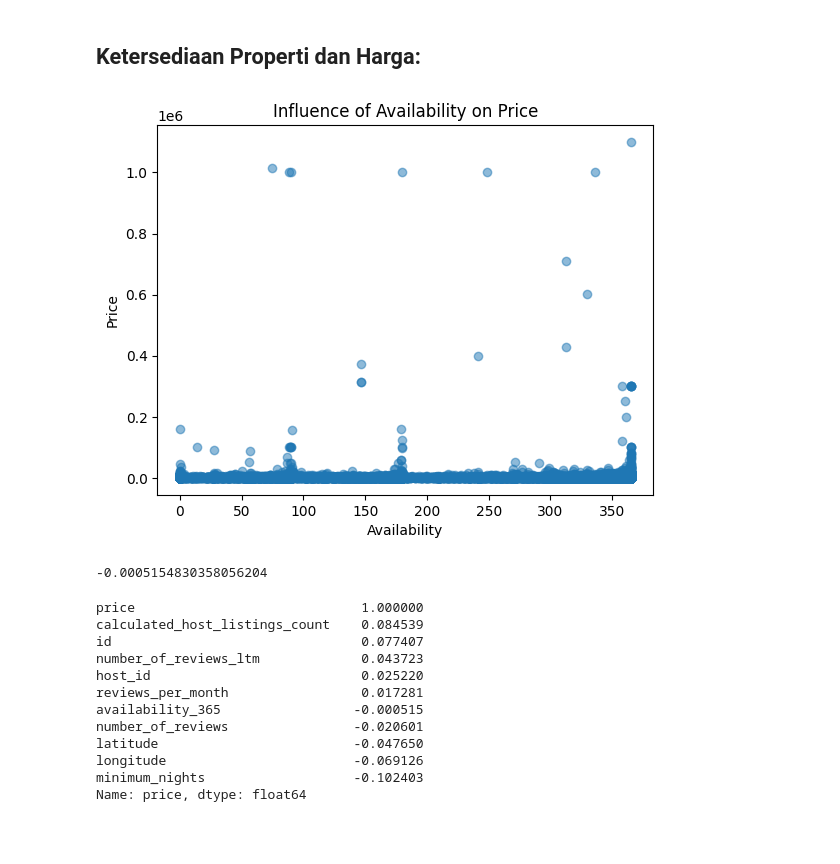
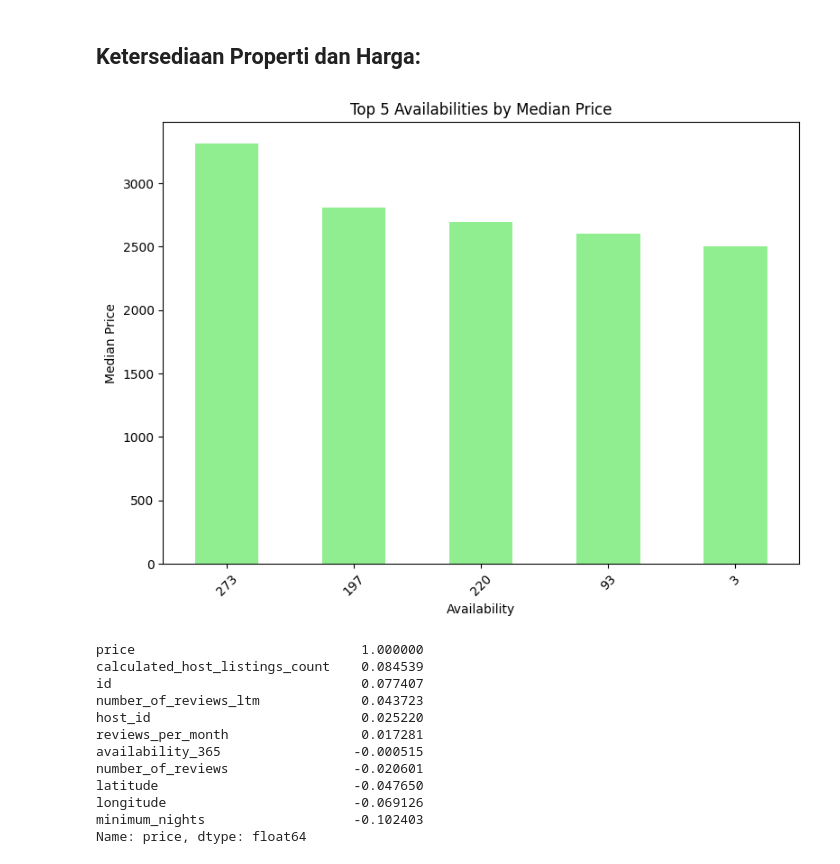
Before and after one commit to fadhelmurphy/airbnb-analysis, a Jupyter notebook: notebook.ipynb, the cells around one changed output. Cells and saved outputs as stored; diff of their text form; code cells hidden in the pictures; blank space fills up the shorter version.

```diff
--- a/notebook.ipynb
+++ b/notebook.ipynb
@@ -564,18 +478,21 @@ df['number_of_reviews'].corr(df['price'],method='spearman') # korelasi lemah
 # %% [markdown]
 ## Ketersediaan Properti dan Harga:
-# %%
-# Visualisasi: Scatter Plot Hubungan Ketersediaan Properti dan Harga Properti
-plt.scatter(df['availability_365'], df['price'], alpha=0.5)
-plt.xlabel('Availability')
-plt.ylabel('Price')
-plt.title('Influence of Availability on Price')
-plt.show()
-# %% [output]
-[figure, removed]
-# %%
-df['availability_365'].corr(df['price'],method='spearman') # korelasi lemah
-# %% [output]
--0.0005154830358056204
+# %%
+# Analisis Ketersediaan Properti dan Harga
+availability_price = df.groupby('availability_365')['price'].median().sort_values(ascending=False)
+top_5_availabilities = availability_price.head(5)
+
+# Visualisasi 5 Availability teratas berdasarkan Median Price
+plt.figure(figsize=(8, 6))
+top_5_availabilities.plot(kind='bar', color='lightgreen')
+plt.title('Top 5 Availabilities by Median Price')
+plt.xlabel('Availability')
+plt.ylabel('Median Price')
+plt.xticks(rotation=45)
+plt.tight_layout()
+plt.show()
+# %% [output]
+[figure, added]
 # %%
 # Menghitung korelasi menggunakan metode Pearson
 correlation = df.corr(method='spearman', numeric_only = True)['price'].sort_values(ascending=False)
```
Also changed, not shown: parts of 27 cells of this notebook.
